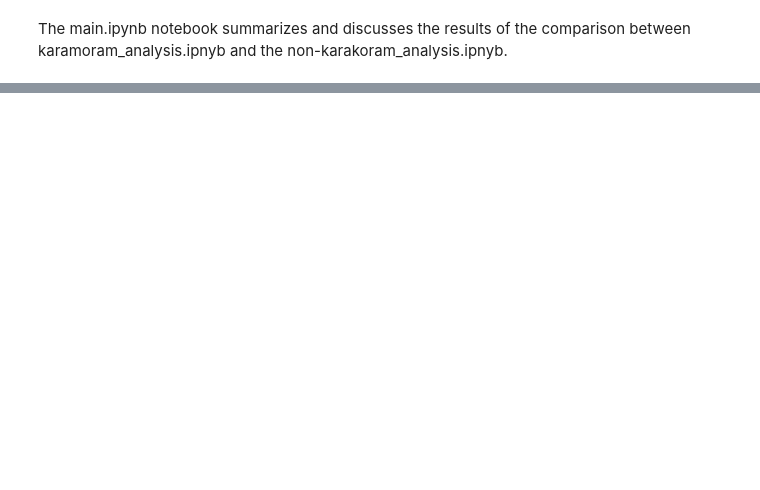
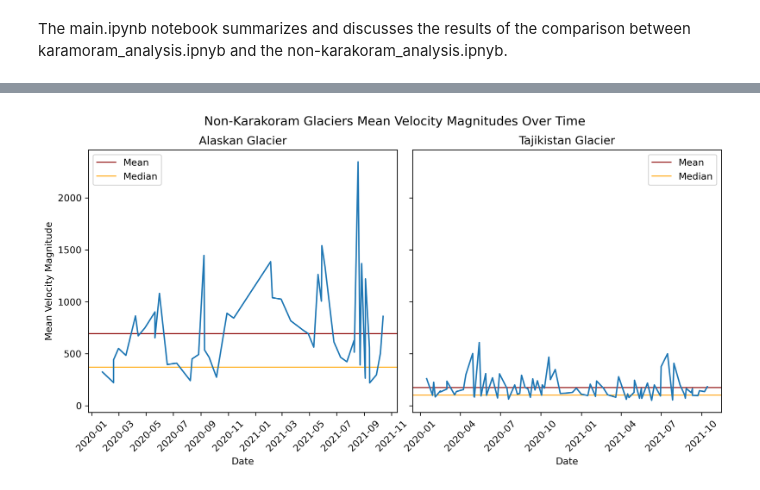
Before and after one commit to UCB-stat-159-f25/final-group06, a Jupyter notebook: main.ipynb, the cells around one changed output, grey strips where cells are left out. Drawn from its saved outputs; the diff is of its cells as text; code cells hidden in the pictures; blank space fills up the shorter version.

```diff
--- a/main.ipynb
+++ b/main.ipynb
@@ -10,0 +66,4 @@ The  main.ipynb notebook summarizes and discusses the results of the comparison
+# %%
+Image(filename = 'figures/NK_meanmag_chart.png', width=800, height=800)
+# %% [output]
+[figure, added]
```
Also changed, not shown: parts of 10 cells of this notebook.
